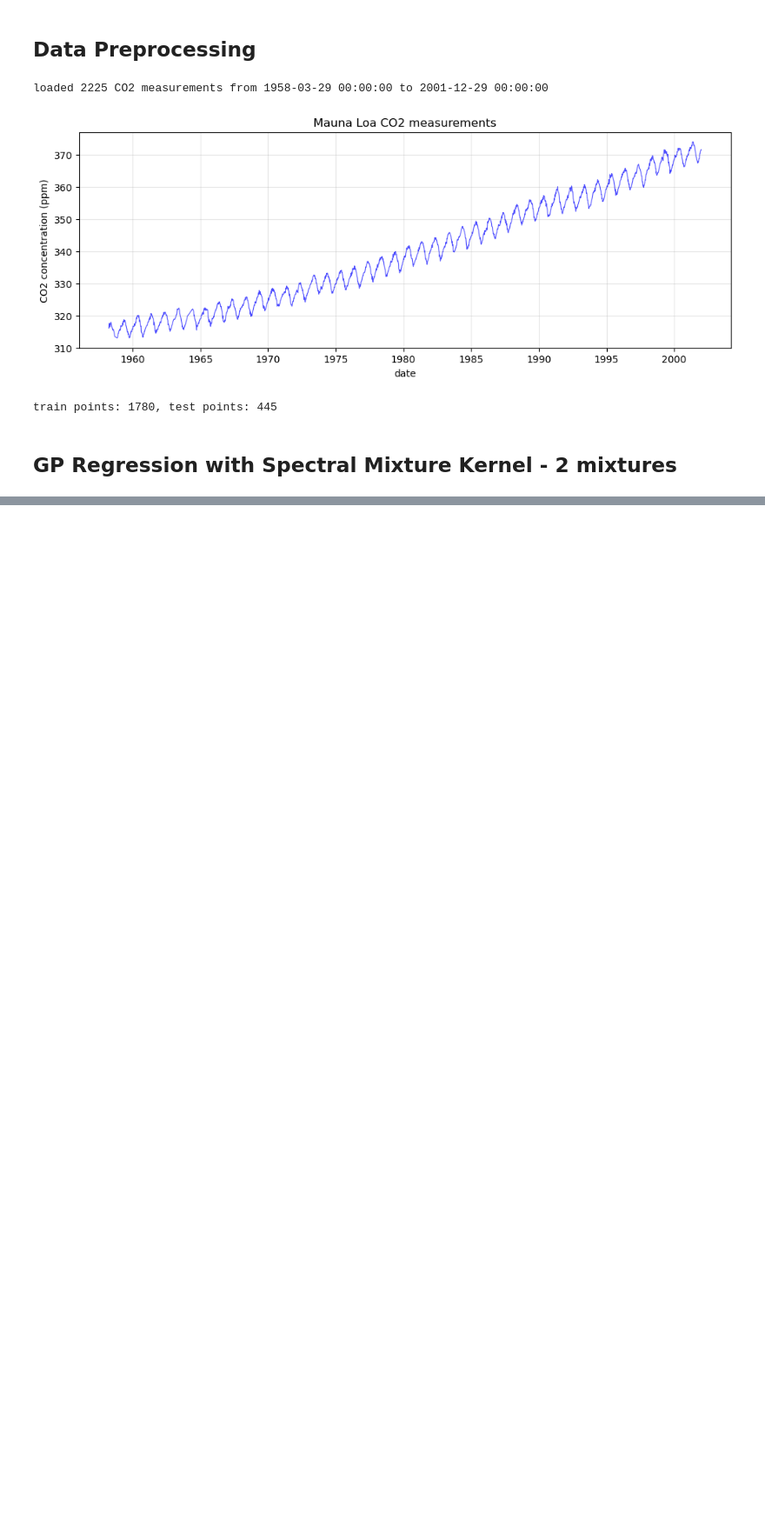
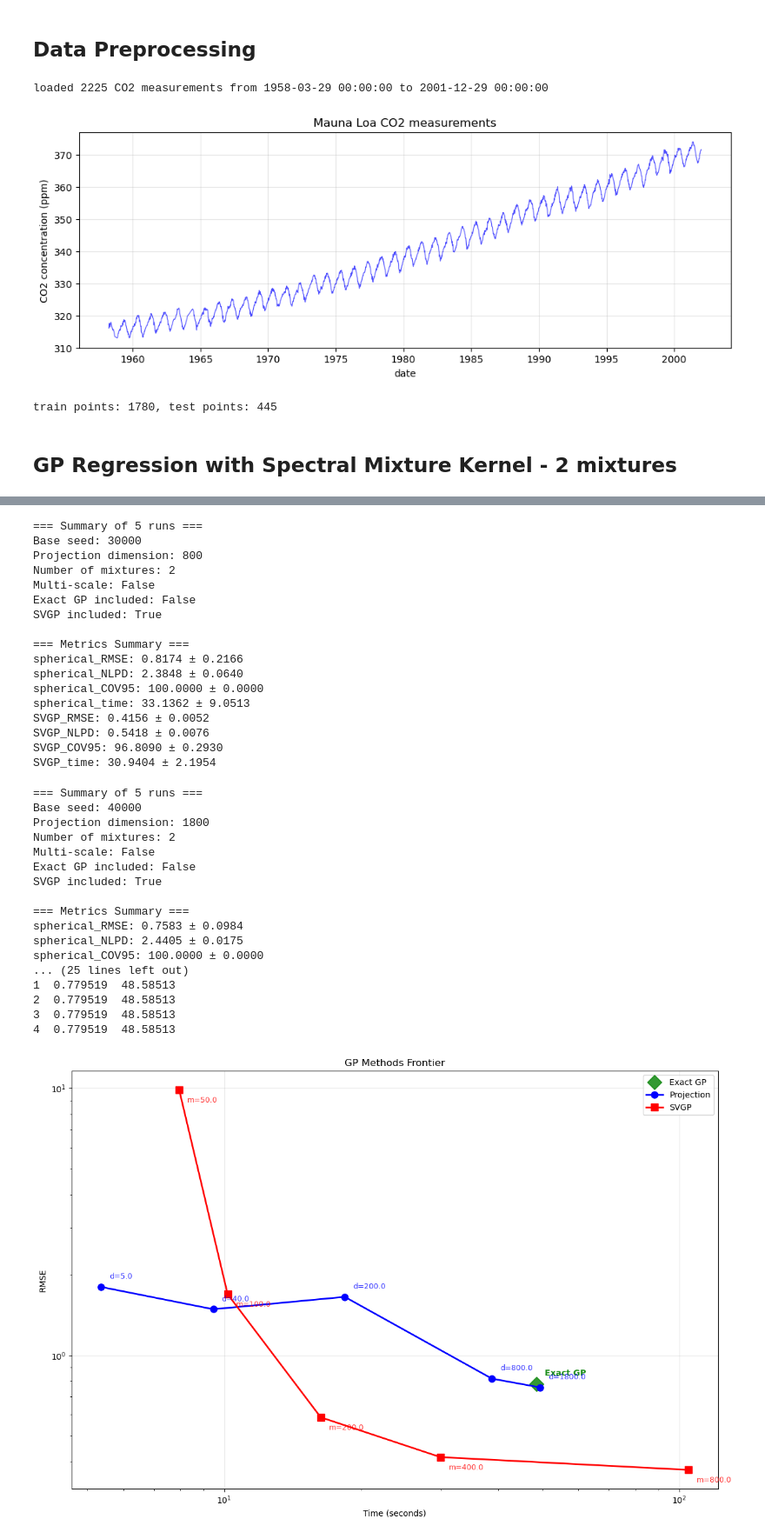
Before and after one commit to ArkinF/GP-Spherical-Projections, a Jupyter notebook: notebooks/03_mauna_loa_co2.ipynb, the cells around one changed output, grey strips where cells are left out. Shown at 87% size. Cells and saved outputs as stored; diff of their text form; code cells hidden in the pictures; blank space fills up the shorter version.

```diff
--- a/notebooks/03_mauna_loa_co2.ipynb
+++ b/notebooks/03_mauna_loa_co2.ipynb
@@ -170,0 +165,10 @@ run_exact_proj_svgp(
+# %%
+torch.manual_seed(1)
+np.random.seed(1)
+
+results = run_d_m_sweep_with_frontier(x_train_co2, y_train_co2, x_test_co2, y_test_co2, num_mixtures=2,
+        d_values=[5, 40, 200, 800, 1800],
+        cfg=TrainCfg(verbose=False, resample_every=20, mean_cfg="linear", lr=0.05),
+        svgp_cfg=SVGPcfg(verbose=False, m_inducing=256, steps=500, mean_cfg="linear")
+)
+# %% [output]
@@ -170,0 +232,35 @@ run_exact_proj_svgp(
+=== Summary of 5 runs ===
+Base seed: 30000
+Projection dimension: 800
+Number of mixtures: 2
+Multi-scale: False
+Exact GP included: False
+SVGP included: True
+
+=== Metrics Summary ===
+spherical_RMSE: 0.8174 ± 0.2166
+spherical_NLPD: 2.3848 ± 0.0640
+spherical_COV95: 100.0000 ± 0.0000
+spherical_time: 33.1362 ± 9.0513
+SVGP_RMSE: 0.4156 ± 0.0052
+SVGP_NLPD: 0.5418 ± 0.0076
+SVGP_COV95: 96.8090 ± 0.2930
+SVGP_time: 30.9404 ± 2.1954
+=== Summary of 5 runs ===
+Base seed: 40000
+Projection dimension: 1800
+Number of mixtures: 2
+Multi-scale: False
+Exact GP included: False
+SVGP included: True
+
+=== Metrics Summary ===
+spherical_RMSE: 0.7583 ± 0.0984
+spherical_NLPD: 2.4405 ± 0.0175
+spherical_COV95: 100.0000 ± 0.0000
+... (25 lines left out)
+1  0.779519  48.58513
+2  0.779519  48.58513
+3  0.779519  48.58513
+4  0.779519  48.58513
+[figure, added]
```
Also changed, not shown: parts of 24 cells of this notebook, 31 other files.
